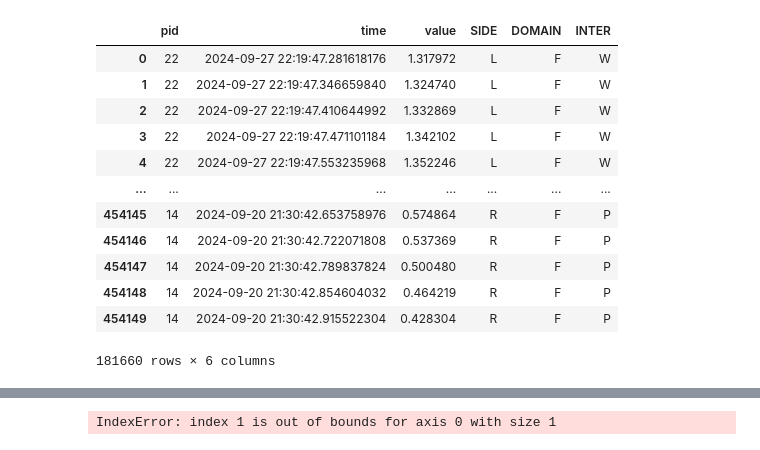
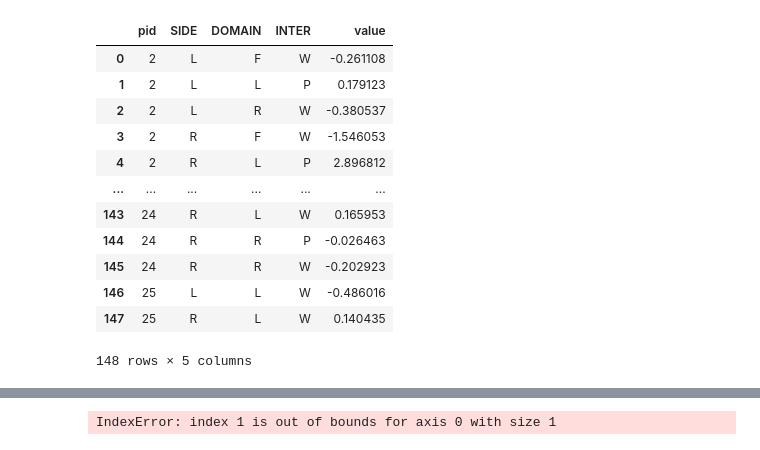
Before and after one commit to your-profile/fNIRS2RL, a Jupyter notebook: vis_data.ipynb, the cells around one changed output, grey strips where cells are left out. Drawn from its saved outputs; the diff is of its cells as text; code cells hidden in the pictures.

```diff
--- a/vis_data.ipynb
+++ b/vis_data.ipynb
@@ -50,45 +47,45 @@ def display_r_plot(plot):
 # %%
 DATA_ROOT = 'Experiment/ParticipantData/fNIRS/FilteredData/'
 files = [f for f in os.listdir(DATA_ROOT) if f.endswith('.csv') and '_b.csv' not in f]
 
 dfs = []
 for f in files:
     sub_df = pd.read_csv(os.path.join(DATA_ROOT, f))
     sub_df['condition'] = f.split('_')[1]
     dfs.append(sub_df)
 df = pd.concat(dfs, ignore_index=True)
 df = df.drop(columns=['Unnamed: 0', 'trial_id', 'MARKER'])
 df = df[['pid', 'condition', 'time'] + [k for k in df.keys() if k not in ['pid', 'condition', 'time']]]
 
 df = df.melt(id_vars=['pid', 'condition', 'time'], var_name='SIDE_WLEN_MEAS', value_name='value')
 
 df[['SIDE', 'WLEN', 'MEAS']] = df['SIDE_WLEN_MEAS'].str.split('_', expand=True)
 df = df.drop(columns=['SIDE_WLEN_MEAS'])
 
 df.condition.unique()
 
 df['DOMAIN'] = df['condition'].str[0]
 df['INTER'] = df['condition'].str[1:]
 df = df.drop(columns=['condition'])
 
 df = df[(df.WLEN == 'O') & (df.MEAS == 'DSI')].drop(columns=['WLEN', 'MEAS'])
 
-# df = df.groupby(['pid', 'SIDE', 'DOMAIN', 'INTER']).mean(numeric_only=True).reset_index()
+df = df.groupby(['pid', 'SIDE', 'DOMAIN', 'INTER']).mean(numeric_only=True).reset_index()
 df
 # %% [output]
-|  | pid | time | value | SIDE | DOMAIN | INTER |
-| 0 | 22 | 2024-09-27 22:19:47.281618176 | 1.317972 | L | F | W |
-| 1 | 22 | 2024-09-27 22:19:47.346659840 | 1.324740 | L | F | W |
-| 2 | 22 | 2024-09-27 22:19:47.410644992 | 1.332869 | L | F | W |
-| 3 | 22 | 2024-09-27 22:19:47.471101184 | 1.342102 | L | F | W |
-| 4 | 22 | 2024-09-27 22:19:47.553235968 | 1.352246 | L | F | W |
-| ... | ... | ... | ... | ... | ... | ... |
-| 454145 | 14 | 2024-09-20 21:30:42.653758976 | 0.574864 | R | F | P |
-| 454146 | 14 | 2024-09-20 21:30:42.722071808 | 0.537369 | R | F | P |
-| 454147 | 14 | 2024-09-20 21:30:42.789837824 | 0.500480 | R | F | P |
-| 454148 | 14 | 2024-09-20 21:30:42.854604032 | 0.464219 | R | F | P |
-| 454149 | 14 | 2024-09-20 21:30:42.915522304 | 0.428304 | R | F | P |
+|  | pid | SIDE | DOMAIN | INTER | value |
+| 0 | 2 | L | F | W | -0.261108 |
+| 1 | 2 | L | L | P | 0.179123 |
+| 2 | 2 | L | R | W | -0.380537 |
+| 3 | 2 | R | F | W | -1.546053 |
+| 4 | 2 | R | L | P | 2.896812 |
+| ... | ... | ... | ... | ... | ... |
+| 143 | 24 | R | L | W | 0.165953 |
+| 144 | 24 | R | R | P | -0.026463 |
+| 145 | 24 | R | R | W | -0.202923 |
+| 146 | 25 | L | L | W | -0.486016 |
+| 147 | 25 | R | L | W | 0.140435 |
-181660 rows × 6 columns
+148 rows × 5 columns
 # %%
 DATA_ROOT = 'Experiment/ParticipantData/fNIRS/LabeledData/'
 files = [f for f in os.listdir(DATA_ROOT) if f.endswith('.csv') and '_b.csv' not in f]
```
Also changed, not shown: parts of 8 cells of this notebook, 2 other files.
